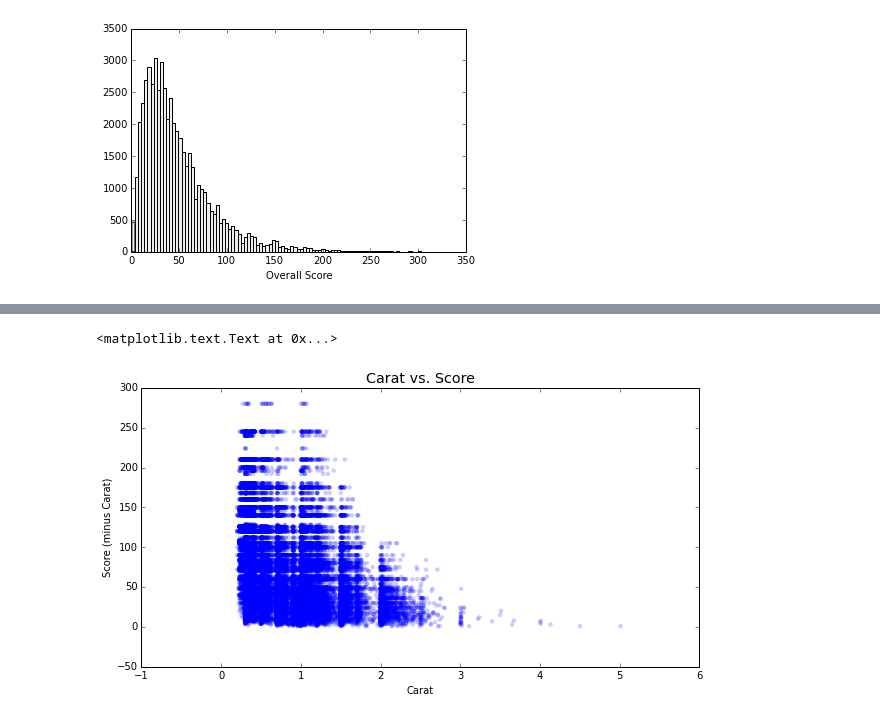
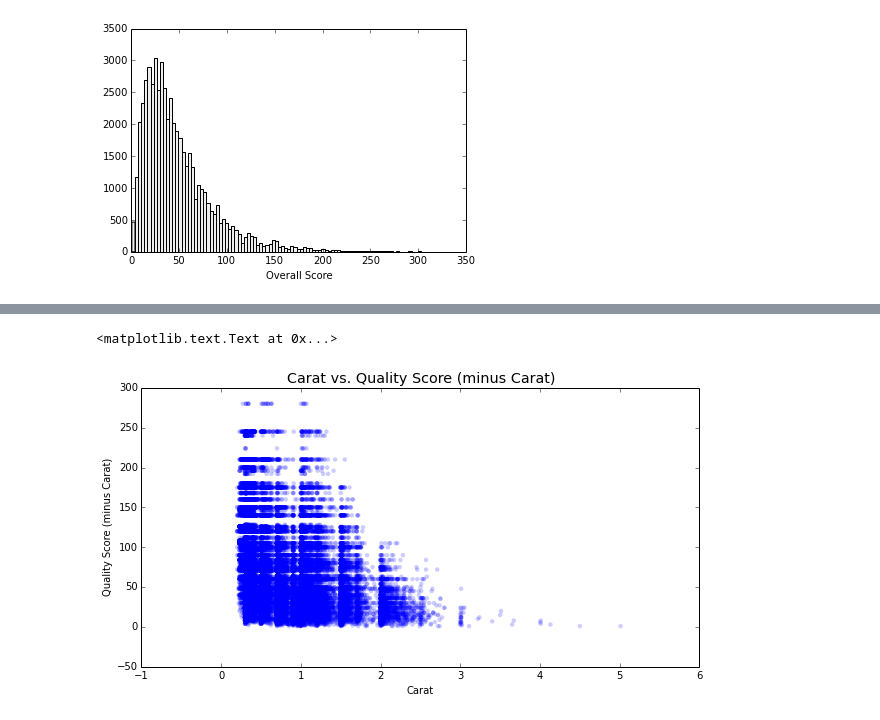
Before and after one commit to datadave/GADS9-NYC-Spring2014-Students, a Jupyter notebook: lab_submissions/project01/rtalbot/Project1.ipynb, the cells around one changed output, grey strips where cells are left out. Cells and saved outputs as stored; diff of their text form; code cells hidden in the pictures.

```diff
--- a/lab_submissions/project01/rtalbot/Project1.ipynb
+++ b/lab_submissions/project01/rtalbot/Project1.ipynb
@@ -187,10 +216,10 @@ plt.title('Price vs. Score', fontsize='x-large')
 # %%
 plt.figure(figsize=(10,5))
 plt.scatter(diamonds.carat, [diamonds.cutScore*diamonds.clarityScore*diamonds.colorScore], lw=0, alpha=.2)
 plt.xlabel('Carat')
-plt.ylabel('Score (minus Carat)')
+plt.ylabel('Quality Score (minus Carat)')
 #plt.xscale('log')
-plt.title('Carat vs. Score', fontsize='x-large')
+plt.title('Carat vs. Quality Score (minus Carat)', fontsize='x-large')
 # %% [output]
 <matplotlib.text.Text at 0x...>
-[figure, old version]
+[figure, new version]
```
Also changed, not shown: parts of 19 cells of this notebook, 1 other file.
